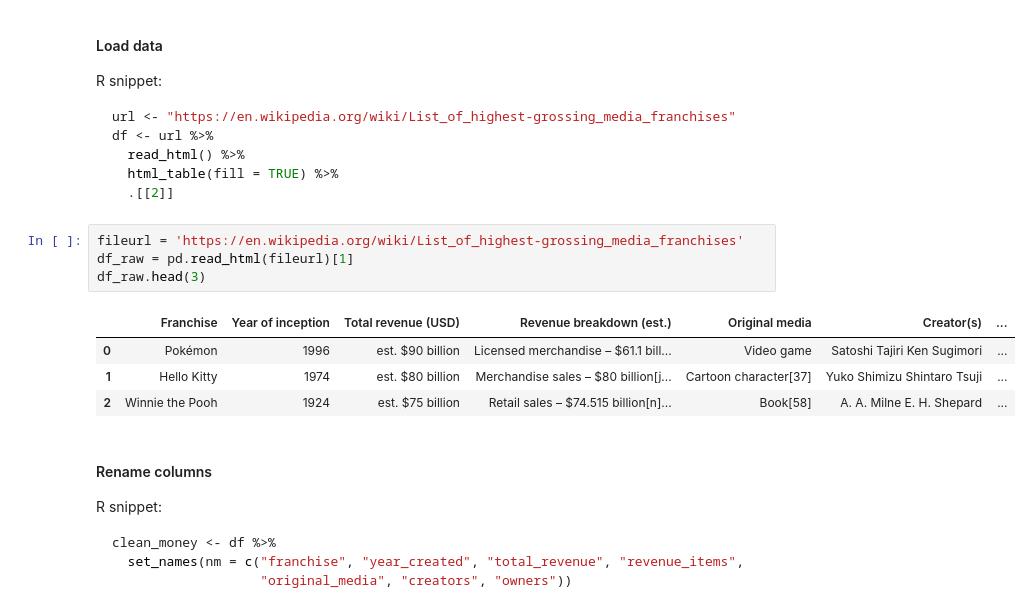
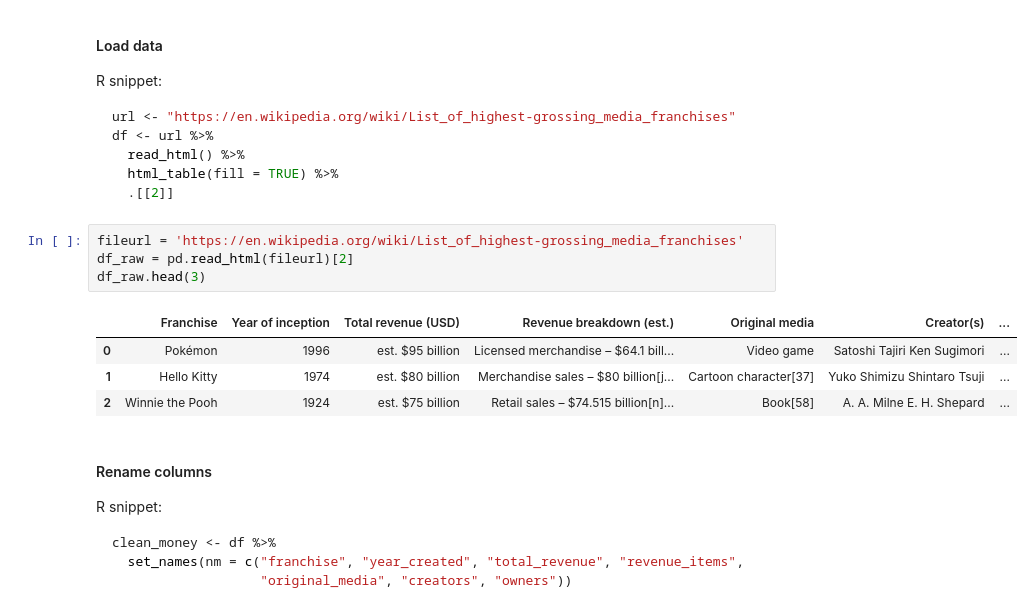
Before and after one commit to pyjanitor-devs/pyjanitor, a Jupyter notebook: examples/notebooks/medium_franchise.ipynb, the cells around one changed output. Drawn from its saved outputs; the diff is of its cells as text.

````diff
--- a/examples/notebooks/medium_franchise.ipynb
+++ b/examples/notebooks/medium_franchise.ipynb
@@ -61,11 +61,11 @@ df <- url %>%
 ```
 # %%
 fileurl = 'https://en.wikipedia.org/wiki/List_of_highest-grossing_media_franchises'
-df_raw = pd.read_html(fileurl)[1]
+df_raw = pd.read_html(fileurl)[2]
 df_raw.head(3)
 # %% [output]
 |  | Franchise | Year of inception | Total revenue (USD) | Revenue breakdown (est.) | Original media | Creator(s) | ... |
-| 0 | Pokémon | 1996 | est. $90 billion | Licensed merchandise – $61.1 bill... | Video game | Satoshi Tajiri Ken Sugimori | ... |
+| 0 | Pokémon | 1996 | est. $95 billion | Licensed merchandise – $64.1 bill... | Video game | Satoshi Tajiri Ken Sugimori | ... |
 | 1 | Hello Kitty | 1974 | est. $80 billion | Merchandise sales – $80 billion[j... | Cartoon character[37] | Yuko Shimizu Shintaro Tsuji | ... |
 | 2 | Winnie the Pooh | 1924 | est. $75 billion | Retail sales – $74.515 billion[n]... | Book[58] | A. A. Milne E. H. Shepard | ... |
 # %% [markdown]
````
Also changed, not shown: parts of 8 cells of this notebook.
